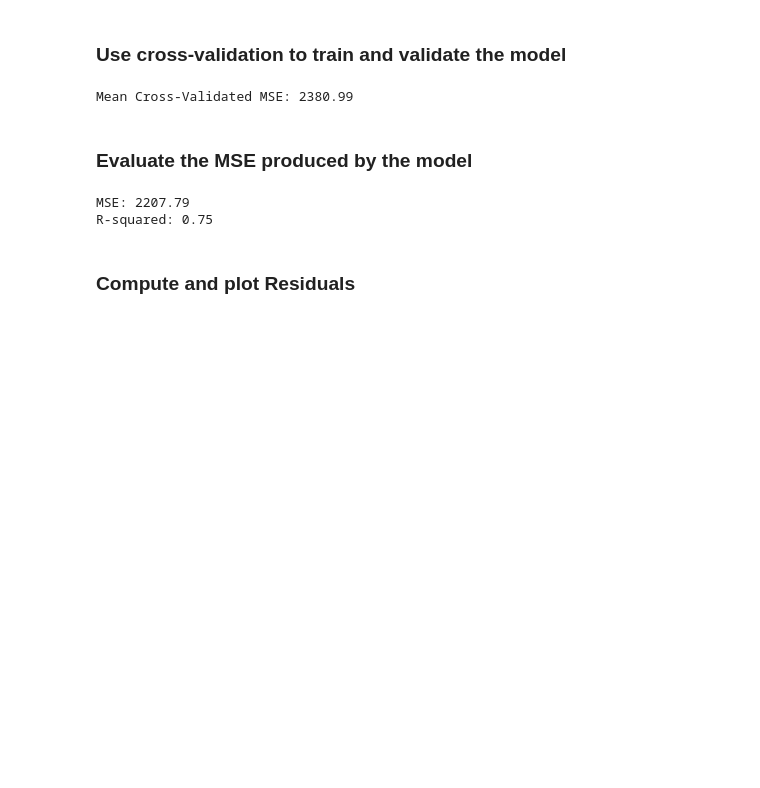
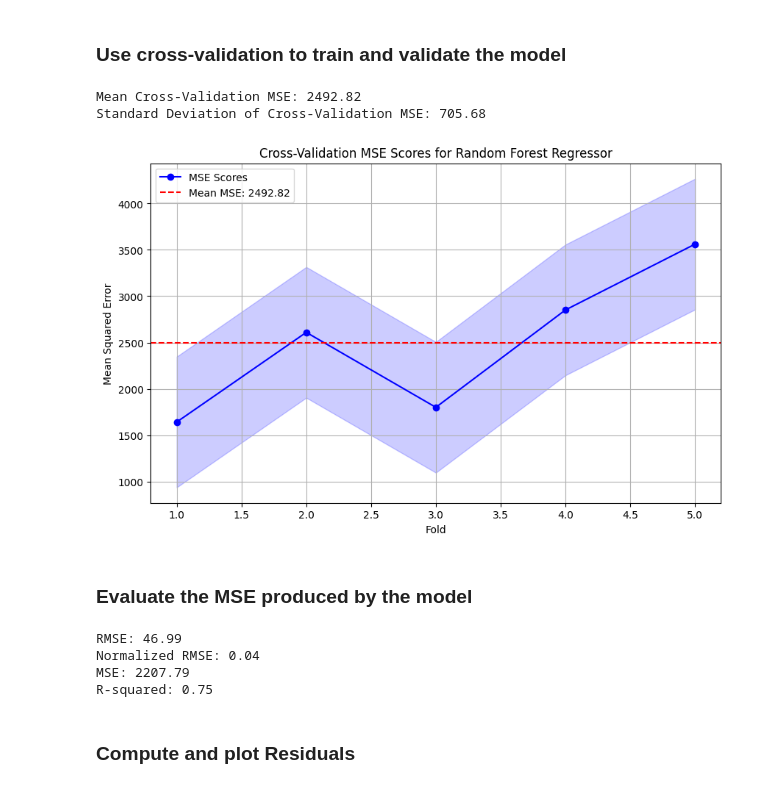
Before and after one commit to aishwaryapb/stock_price_prediction, a Jupyter notebook: model_development/random_forest.ipynb, the cells around one changed output. Drawn from its saved outputs; the diff is of its cells as text; code cells hidden in the pictures; blank space fills up the shorter version.

```diff
--- a/model_development/random_forest.ipynb
+++ b/model_development/random_forest.ipynb
@@ -114,19 +114,37 @@ X_train_scaled = scaler.fit_transform(X_train)
 X_test_scaled = scaler.transform(X_test)
 # %% [markdown]
 ### Use cross-validation to train and validate the model
-# %%
-rf_model_cv = RandomForestRegressor(n_estimators=1000, random_state=42)
-
-mse_scorer = make_scorer(mean_squared_error, greater_is_better=False)
-
-kf = KFold(n_splits=10, shuffle=True, random_state=42)
-
-# Cross-validate for MSE
-cv_mse_scores = cross_val_score(rf_model_cv, X_scaled, y, cv=kf, scoring=mse_scorer)
-cv_mse = -cv_mse_scores.mean()  # Negate the scores because greater_is_better=False for MSE
-print(f'Mean Cross-Validated MSE: {cv_mse:.2f}')
-# %% [output]
-Mean Cross-Validated MSE: 2380.99
+# %%
+rf_model_cv = RandomForestRegressor(n_estimators=1000, random_state=42)
+
+kfold = KFold(n_splits=5, shuffle=True, random_state=42)
+
+cv_scores = cross_val_score(rf_model_cv, X_scaled, y, cv=kfold, scoring='neg_mean_squared_error')
+cv_mse_scores = -cv_scores  # Convert to positive MSE scores
+
+print(f'Mean Cross-Validation MSE: {cv_mse_scores.mean():.2f}')
+print(f'Standard Deviation of Cross-Validation MSE: {cv_mse_scores.std():.2f}')
+
+plt.figure(figsize=(10, 6))
+
+# Plot the MSE scores for each fold
+plt.plot(range(1, len(cv_mse_scores) + 1), cv_mse_scores, marker='o', linestyle='-', color='blue', label='MSE Scores')
+plt.fill_between(range(1, len(cv_mse_scores) + 1), cv_mse_scores - cv_mse_scores.std(), cv_mse_scores + cv_mse_scores.std(), alpha=0.2, color='blue')
+
+# Annotate the plot
+plt.axhline(y=cv_mse_scores.mean(), color='r', linestyle='--', label=f'Mean MSE: {cv_mse_scores.mean():.2f}')
+plt.xlabel('Fold')
+plt.ylabel('Mean Squared Error')
+plt.title('Cross-Validation MSE Scores for Random Forest Regressor')
+plt.legend()
+plt.grid(True)
+
+# Display the plot
+plt.show()
+# %% [output]
+Mean Cross-Validation MSE: 2492.82
+Standard Deviation of Cross-Validation MSE: 705.68
+[figure, added]
 # %% [markdown]
 ### Evaluate the MSE produced by the model
 # %%
@@ -138,9 +156,18 @@ y_pred_test = rf_model.predict(X_test_scaled)
 # Testing metrics
 mse = mean_squared_error(y_test, y_pred_test)
 r2 = r2_score(y_test, y_pred_test)
+
+rmse = np.sqrt(mse)
+range_y = np.max(y_test) - np.min(y_test)
+nrmse = rmse / range_y
+
+print(f'RMSE: {rmse:.2f}')
+print(f'Normalized RMSE: {nrmse:.2f}')
 print(f'MSE: {mse:.2f}')
 print(f'R-squared: {r2:.2f}')
 # %% [output]
+RMSE: 46.99
+Normalized RMSE: 0.04
 MSE: 2207.79
 R-squared: 0.75
 # %% [markdown]
```
Also changed, not shown: 2 other files.
